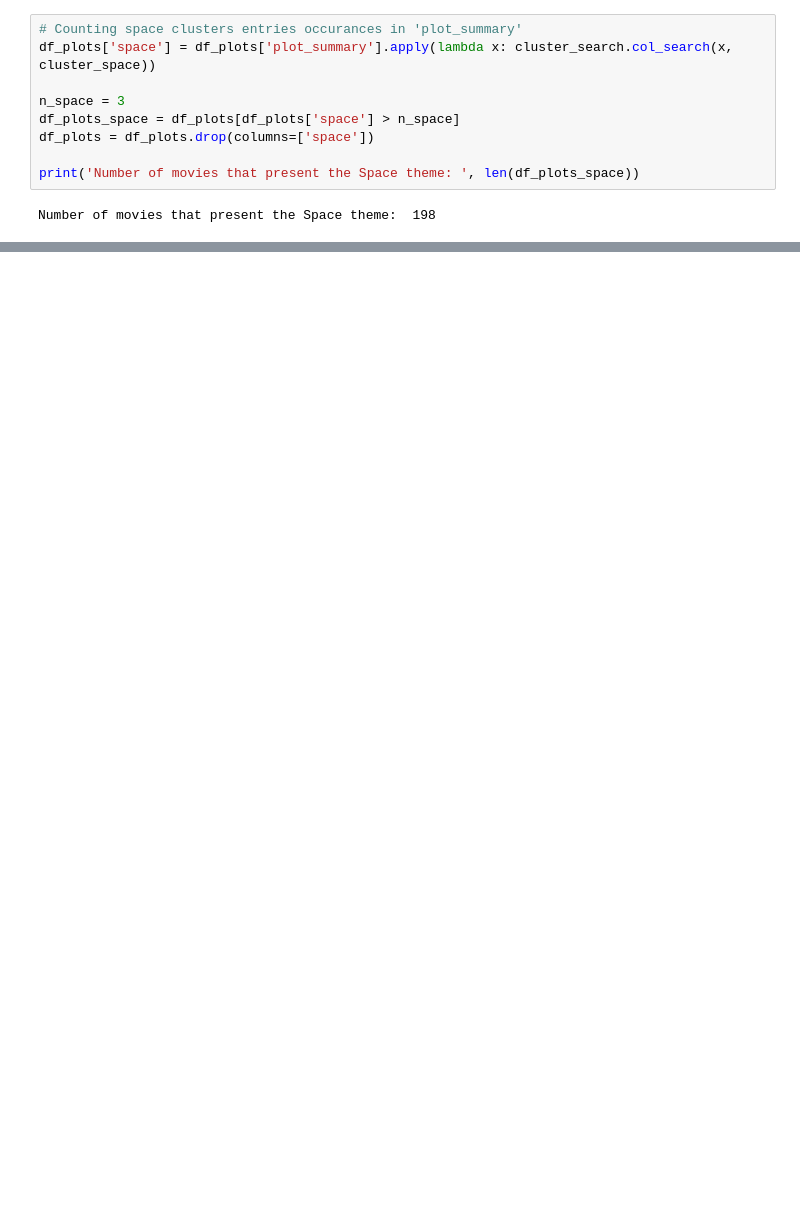
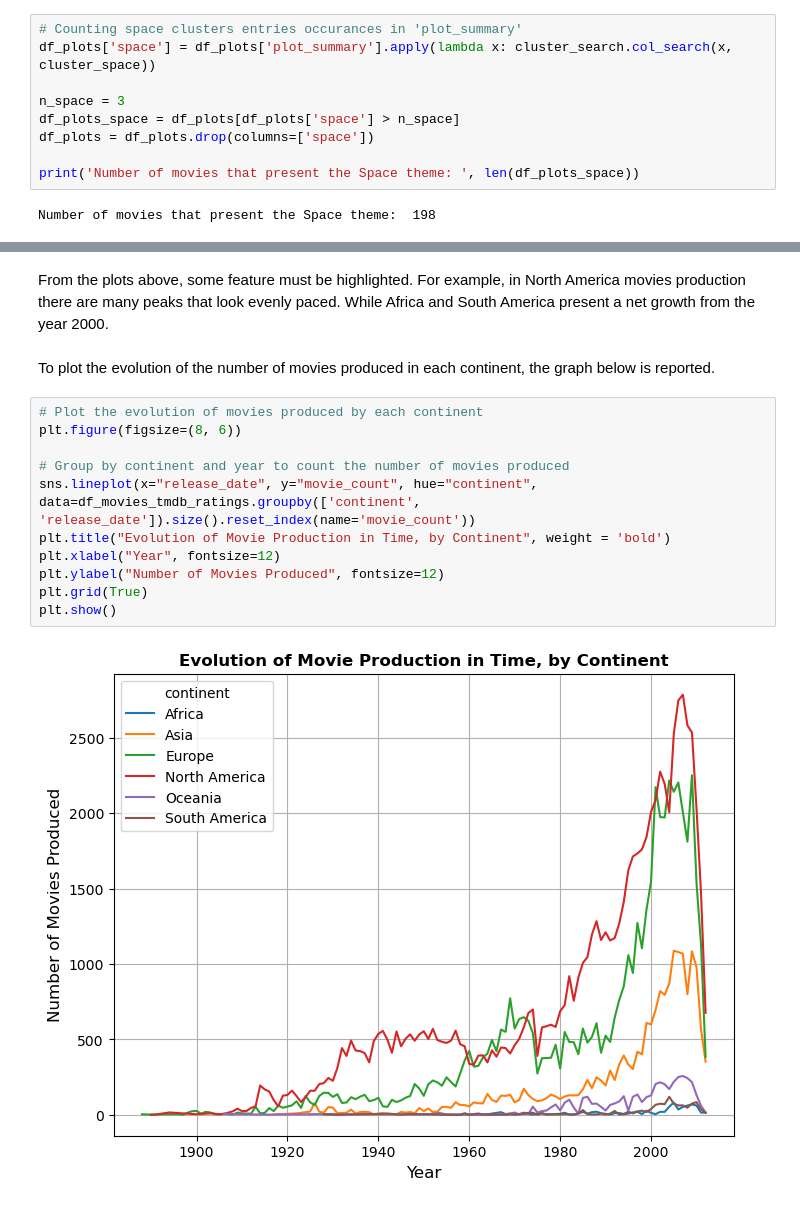
Before and after one commit to epfl-ada/ada-2024-project-majcj2024, a Jupyter notebook: results_merging1.ipynb, the cells around one changed output, grey strips where cells are left out. Drawn from its saved outputs; the diff is of its cells as text; blank space fills up the shorter version.

```diff
--- a/results_merging1.ipynb
+++ b/results_merging1.ipynb
@@ -366,0 +496,17 @@ Number of movies that present the Space theme:  95
+# %% [markdown]
+From the plots above, some feature must be highlighted. For example, in North America movies production there are many peaks that look evenly paced. While Africa and South America present a net growth from the year 2000.
+# %% [markdown]
+To plot the evolution of the number of movies produced in each continent, the graph below is reported.
+# %%
+# Plot the evolution of movies produced by each continent
+plt.figure(figsize=(8, 6))
+
+# Group by continent and year to count the number of movies produced
+sns.lineplot(x="release_date", y="movie_count", hue="continent", data=df_movies_tmdb_ratings.groupby(['continent', 'release_date']).size().reset_index(name='movie_count'))
+plt.title("Evolution of Movie Production in Time, by Continent", weight = 'bold')
+plt.xlabel("Year", fontsize=12)
+plt.ylabel("Number of Movies Produced", fontsize=12)
+plt.grid(True)
+plt.show()
+# %% [output]
+[figure, added]
```
Also changed, not shown: parts of 121 cells of this notebook.
